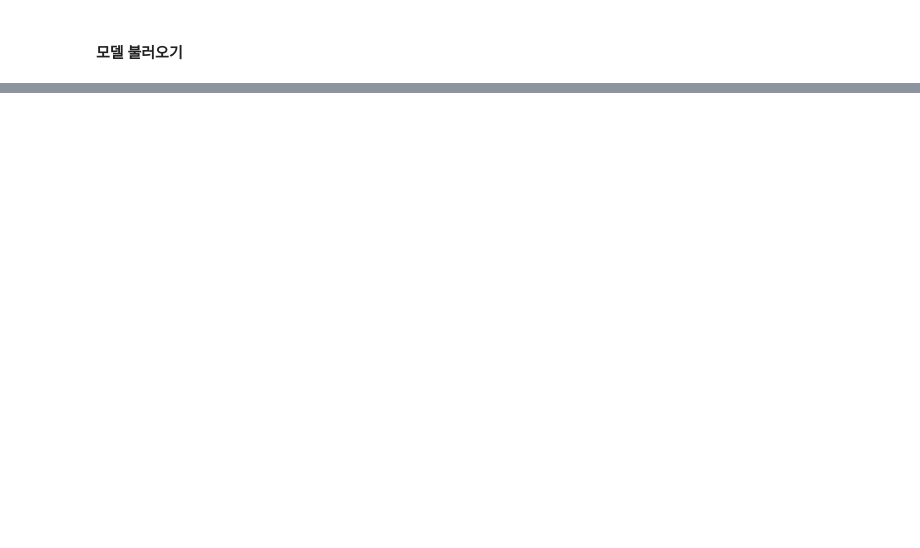
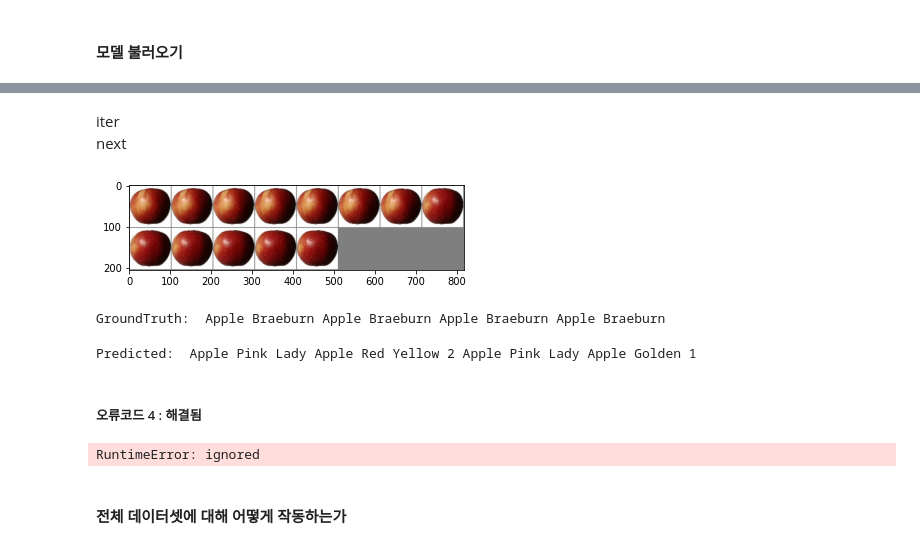
Before and after one commit to presiti/Pytorch_FruitClassification, a Jupyter notebook: A02_이미지학습ipynb.ipynb, the cells around one changed output, grey strips where cells are left out. Cells and saved outputs as stored; diff of their text form; code cells hidden in the pictures; blank space fills up the shorter version.

```diff
--- a/A02_이미지학습ipynb.ipynb
+++ b/A02_이미지학습ipynb.ipynb
@@ -251,0 +229,14 @@ KeyboardInterrupt: ignored
+# %% [markdown]
+iter
+next
+# %%
+# 오류 코드 3 : 해결됨 : 배치 사이즈가 4여서 아예 없는 클래스 부르려니까 오류 났음
+dataiter = iter(testloader)
+images, labels = dataiter.next()
+
+# 이미지를 출력합니다.
+imshow(torchvision.utils.make_grid(images))
+print('GroundTruth: ', ' '.join(f'{classes[labels[j]]}' for j in range(4)))
+# %% [output]
+[figure, added]
+GroundTruth:  Apple Braeburn Apple Braeburn Apple Braeburn Apple Braeburn
@@ -251,0 +245,31 @@ KeyboardInterrupt: ignored
+# %%
+_, predicted = torch.max(outputs, 1)
+
+print('Predicted: ', ' '.join(f'{classes[predicted[j]]:5s}'
+                              for j in range(13)))
+# %% [output]
+Predicted:  Apple Pink Lady Apple Red Yellow 2 Apple Pink Lady Apple Golden 1
+# %% [markdown]
+##### 오류코드 4 : 해결됨
+# %%
+# 오류 코드 4 : 해결됨
+# cpu, gpu 혼선
+
+correct = 0
+total = 0
+# 학습 중이 아니므로, 출력에 대한 변화도를 계산할 필요가 없습니다
+with torch.no_grad():
+    for data in testloader:
+        images, labels = data
+        # 신경망에 이미지를 통과시켜 출력을 계산합니다
+        outputs = model(images.cuda())
+        # 가장 높은 값(energy)를 갖는 분류(class)를 정답으로 선택하겠습니다
+        _, predicted = torch.max(outputs.data, 1)
+        total += labels.size(0)
+        correct += (predicted == labels).sum().item()
+
+print(f'Accuracy of the network on the 10000 test images: {100 * correct // total} %')
+# %% [output]
+RuntimeError: ignored
+# %% [markdown]
+#### 전체 데이터셋에 대해 어떻게 작동하는가
```
Also changed, not shown: parts of 24 cells of this notebook.
